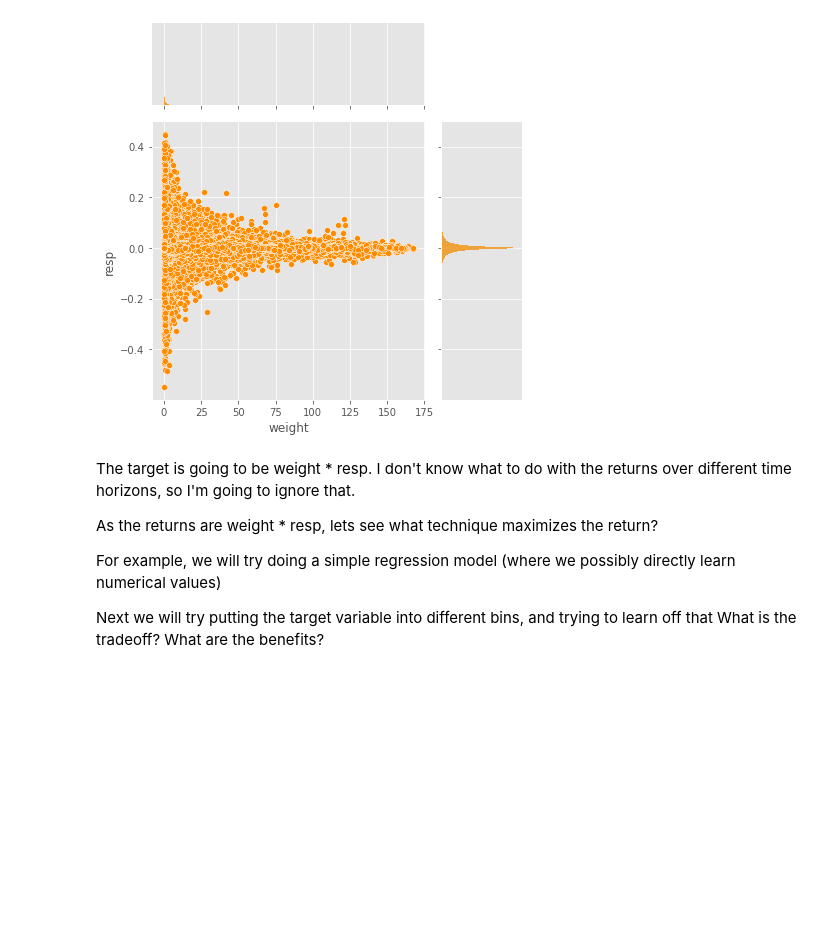
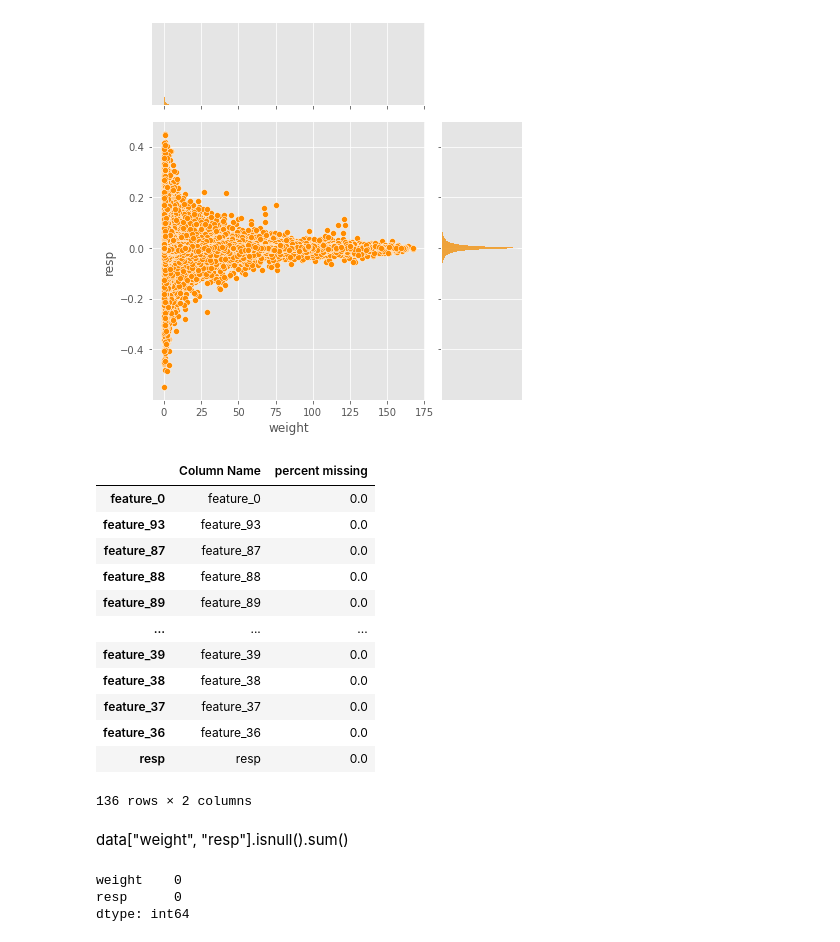
Before and after one commit to mkmuriithi/JaneStreetMarketPrediction, a Jupyter notebook: JaneStreet Exploratory Data Analysis.ipynb, the cells around one changed output. Cells and saved outputs as stored; diff of their text form; code cells hidden in the pictures; blank space fills up the shorter version.

Commit message:
Beginning OLS Model

```diff
--- a/JaneStreet Exploratory Data Analysis.ipynb
+++ b/JaneStreet Exploratory Data Analysis.ipynb
@@ -200,6 +240,25 @@ def weight_resp_distribution(y):
 weight_resp_distribution("resp")
 # %% [output]
 [figure]
+# %%
+#Sorting all the missing values
+new_frame = pd.DataFrame({"Column Name": model_data.columns, "percent missing": model_data.isnull().sum()/model_data.shape[0]})
+new_frame.sort_values('percent missing', inplace=True, ascending = False)
+new_frame
+# %% [output]
+|  | Column Name | percent missing |
+| feature_0 | feature_0 | 0.0 |
+| feature_93 | feature_93 | 0.0 |
+| feature_87 | feature_87 | 0.0 |
+| feature_88 | feature_88 | 0.0 |
+| feature_89 | feature_89 | 0.0 |
+| ... | ... | ... |
+| feature_39 | feature_39 | 0.0 |
+| feature_38 | feature_38 | 0.0 |
+| feature_37 | feature_37 | 0.0 |
+| feature_36 | feature_36 | 0.0 |
+| resp | resp | 0.0 |
+136 rows × 2 columns
 # %%
 
 # Find out how many missing values there are in each column,
@@ -216,13 +274,3 @@ weight_resp_distribution("resp")
 # Review plotting in Matplotlib, seaborn,
 
 #Review how to bucket and graph with matplotlib, seaborn, or with excel
-# %% [markdown]
-The target is going to be weight * resp. I don't know what to do with the returns over different time horizons, so I'm going to ignore that.
-
-As the returns are weight * resp, lets see what technique maximizes the return?
-
-For example, we will try doing a simple regression model (where we possibly directly learn numerical values)
-
-Next we will try putting the target variable into different bins, and trying to learn off that
-What is the tradeoff?
-What are the benefits?
@@ -230,0 +277,9 @@ What are the benefits?
+# %% [markdown]
+data["weight", "resp"].isnull().sum()
+# %%
+data[["weight", "resp"]].isnull().sum()
+#Our targets have no missing values
+# %% [output]
+weight    0
+resp      0
+dtype: int64
```
Also changed, not shown: parts of 25 cells of this notebook.
